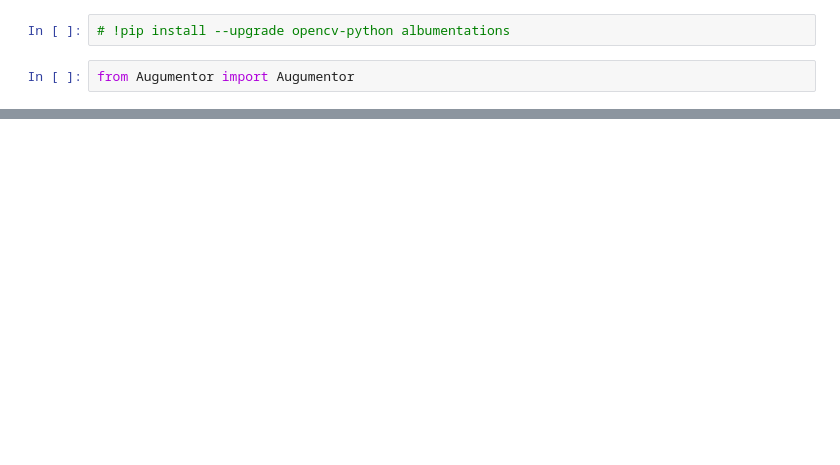
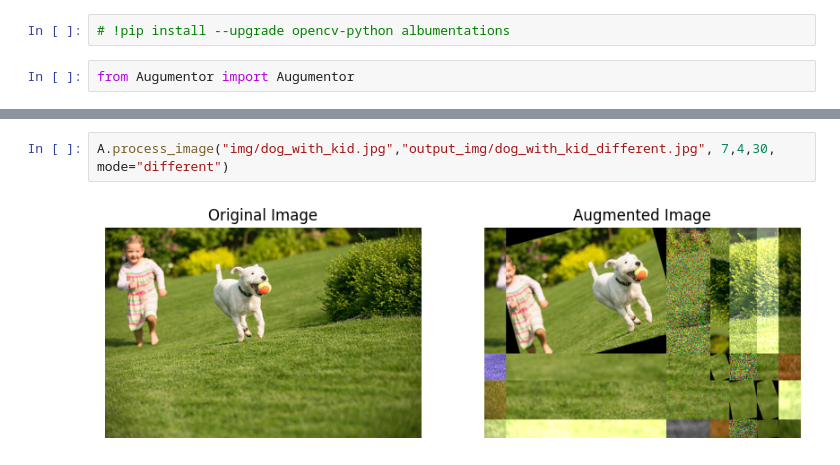
Before and after one commit to kaminskaz/Projekt-Interdyscyplinarny, a Jupyter notebook: test.ipynb, the cells around one changed output, grey strips where cells are left out. Saved outputs shown, nothing was run; the diff lists cells and outputs as text; blank space fills up the shorter version.

```diff
--- a/test.ipynb
+++ b/test.ipynb
@@ -9,0 +11,4 @@ A.process_image("img/dog_with_kid.jpg","output_img/dog_with_kid.jpg", 7,4,30)
+# %%
+A.process_image("img/dog_with_kid.jpg","output_img/dog_with_kid_different.jpg", 7,4,30, mode="different")
+# %% [output]
+[figure, added]
```
Also changed, not shown: parts of 3 cells of this notebook, 3 other files.
